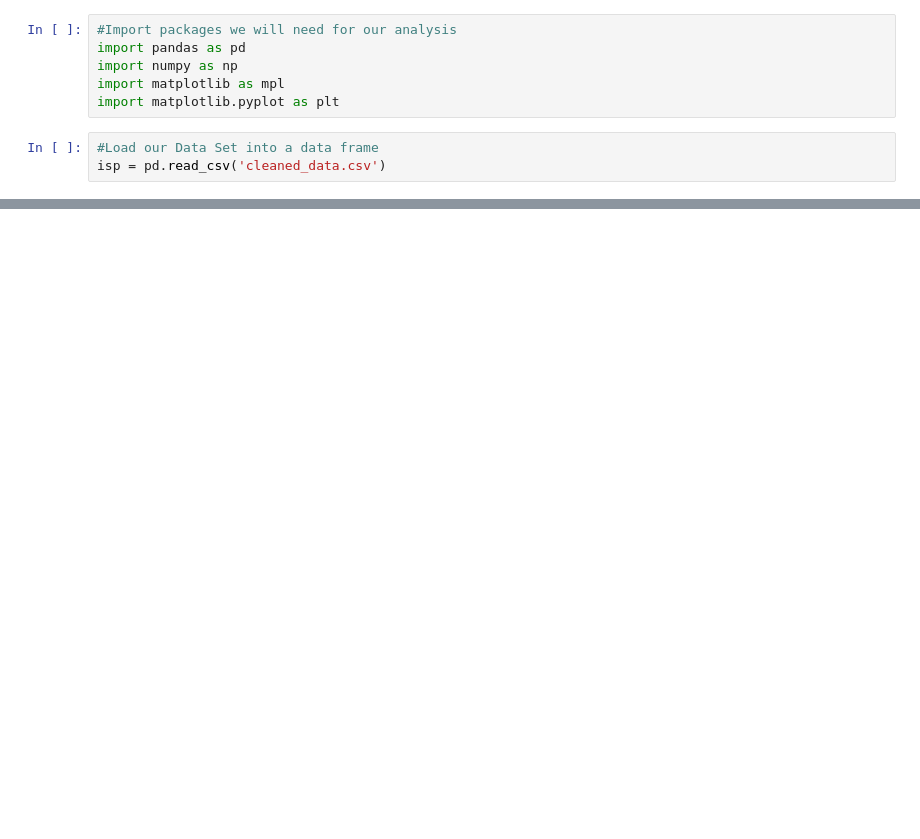
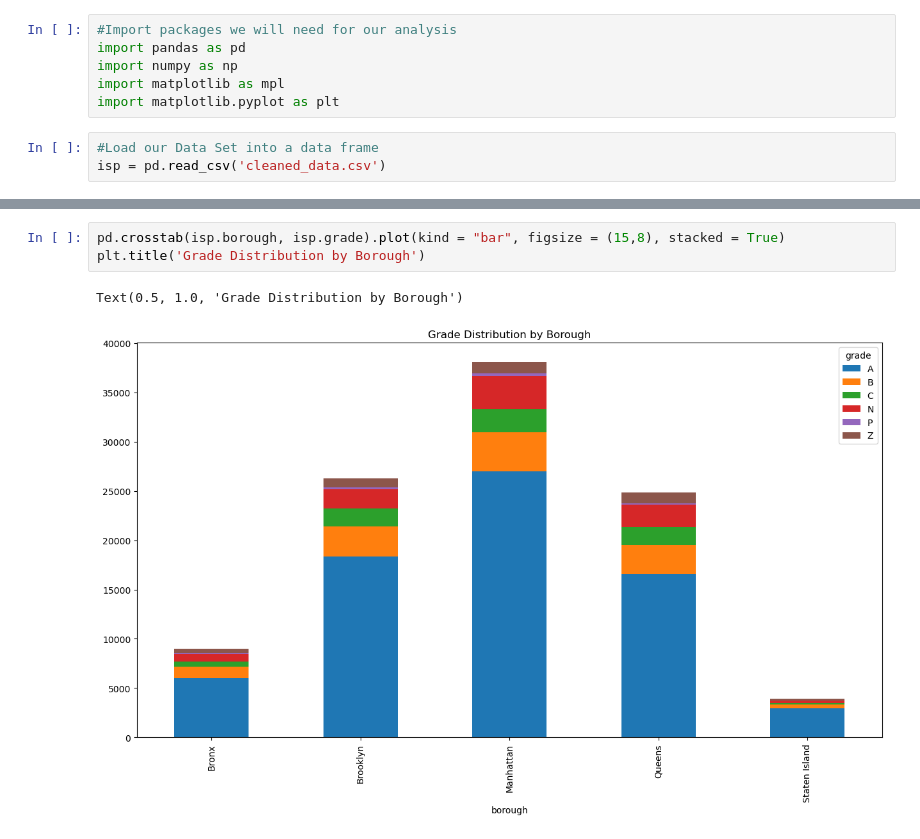
Before and after one commit to alexandra-barker/nyc-health-inspections, a Jupyter notebook: feature_engineering.ipynb, the cells around one changed output, grey strips where cells are left out. Saved outputs shown, nothing was run; the diff lists cells and outputs as text; blank space fills up the shorter version.

```diff
--- a/feature_engineering.ipynb
+++ b/feature_engineering.ipynb
@@ -22,0 +46,6 @@ isp.head()
+# %%
+pd.crosstab(isp.borough, isp.grade).plot(kind = "bar", figsize = (15,8), stacked = True)
+plt.title('Grade Distribution by Borough')
+# %% [output]
+Text(0.5, 1.0, 'Grade Distribution by Borough')
+[figure, added]
```
Also changed, not shown: parts of 3 cells of this notebook, 3 other files.
